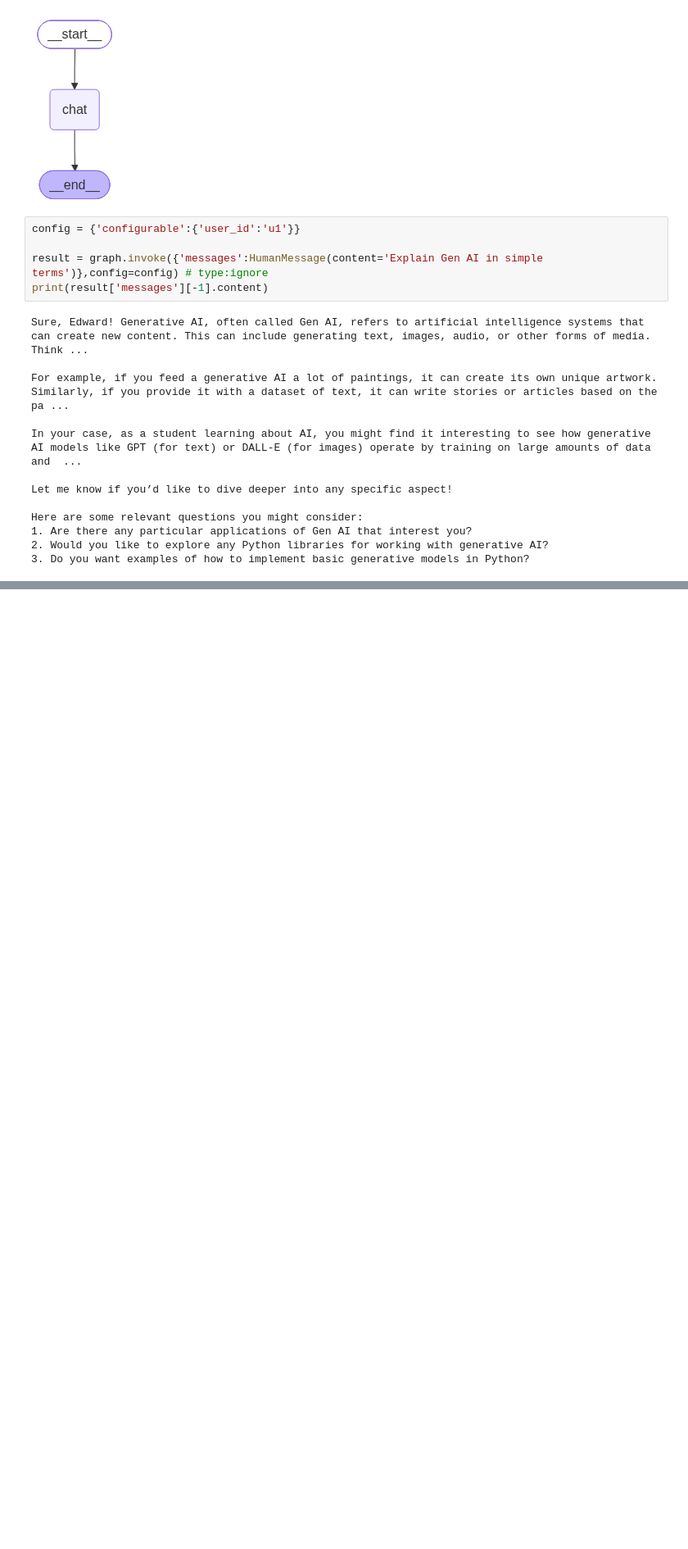
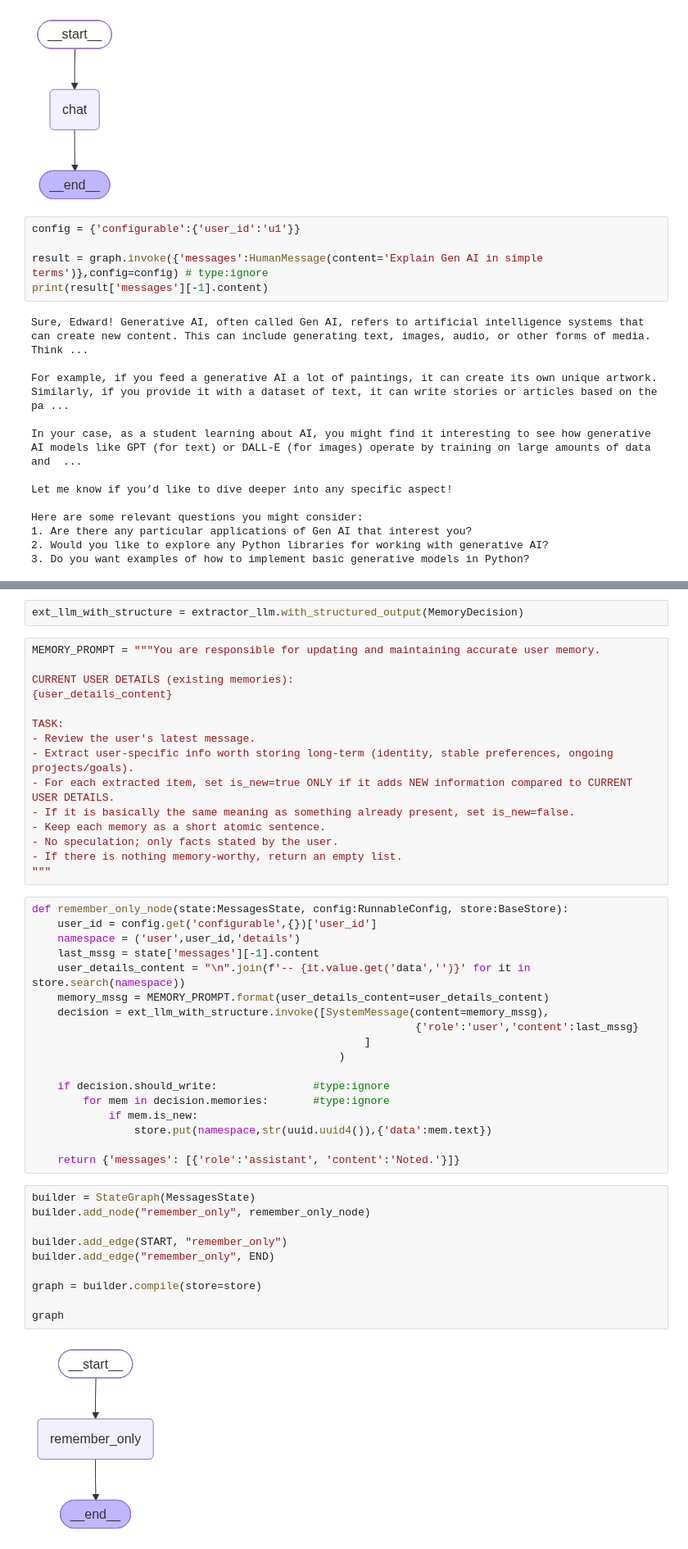
Before and after one commit to computerscistudent/Lang_Graph_Concepts, a Jupyter notebook: LTM/ltm_implementations.ipynb, the cells around one changed output, grey strips where cells are left out. Shown at 82% size. Cells and saved outputs as stored; diff of their text form; blank space fills up the shorter version.

```diff
--- a/LTM/ltm_implementations.ipynb
+++ b/LTM/ltm_implementations.ipynb
@@ -98,0 +206,47 @@ Here are some relevant questions you might consider:
+# %%
+ext_llm_with_structure = extractor_llm.with_structured_output(MemoryDecision)
+# %%
+MEMORY_PROMPT = """You are responsible for updating and maintaining accurate user memory.
+
+CURRENT USER DETAILS (existing memories):
+{user_details_content}
+
+TASK:
+- Review the user's latest message.
+- Extract user-specific info worth storing long-term (identity, stable preferences, ongoing projects/goals).
+- For each extracted item, set is_new=true ONLY if it adds NEW information compared to CURRENT USER DETAILS.
+- If it is basically the same meaning as something already present, set is_new=false.
+- Keep each memory as a short atomic sentence.
+- No speculation; only facts stated by the user.
+- If there is nothing memory-worthy, return an empty list.
+"""
+# %%
+def remember_only_node(state:MessagesState, config:RunnableConfig, store:BaseStore):
+    user_id = config.get('configurable',{})['user_id']
+    namespace = ('user',user_id,'details')
+    last_mssg = state['messages'][-1].content
+    user_details_content = "\n".join(f'-- {it.value.get('data','')}' for it in store.search(namespace))
+    memory_mssg = MEMORY_PROMPT.format(user_details_content=user_details_content)
+    decision = ext_llm_with_structure.invoke([SystemMessage(content=memory_mssg),
+                                                            {'role':'user','content':last_mssg}
+                                                    ]
+                                                )
+
+    if decision.should_write:               #type:ignore
+        for mem in decision.memories:       #type:ignore
+            if mem.is_new:
+                store.put(namespace,str(uuid.uuid4()),{'data':mem.text})
+
+    return {'messages': [{'role':'assistant', 'content':'Noted.'}]}
+# %%
+builder = StateGraph(MessagesState)
+builder.add_node("remember_only", remember_only_node)
+
+builder.add_edge(START, "remember_only")
+builder.add_edge("remember_only", END)
+
+graph = builder.compile(store=store)
+
+graph
+# %% [output]
+[figure, added]
```
Also changed, not shown: parts of 21 cells of this notebook, 6 other files.
